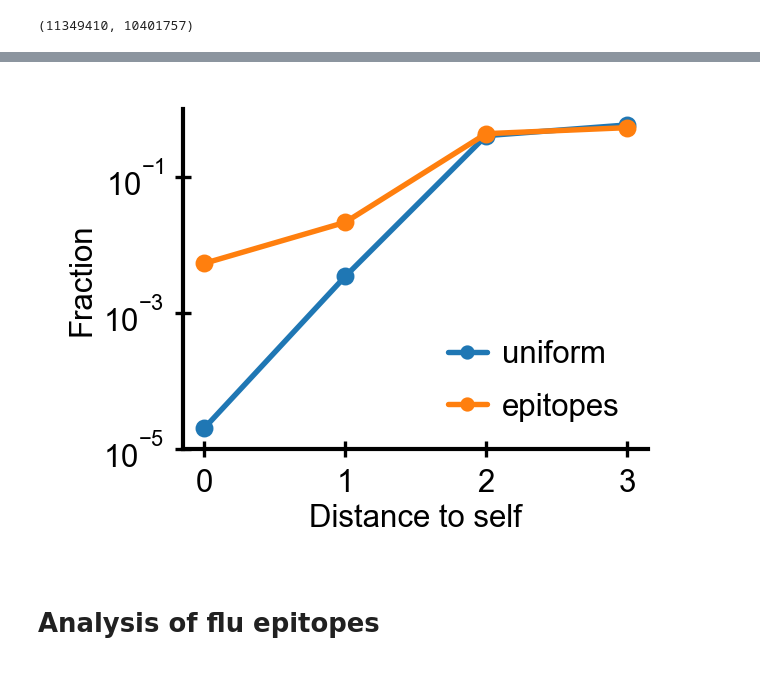
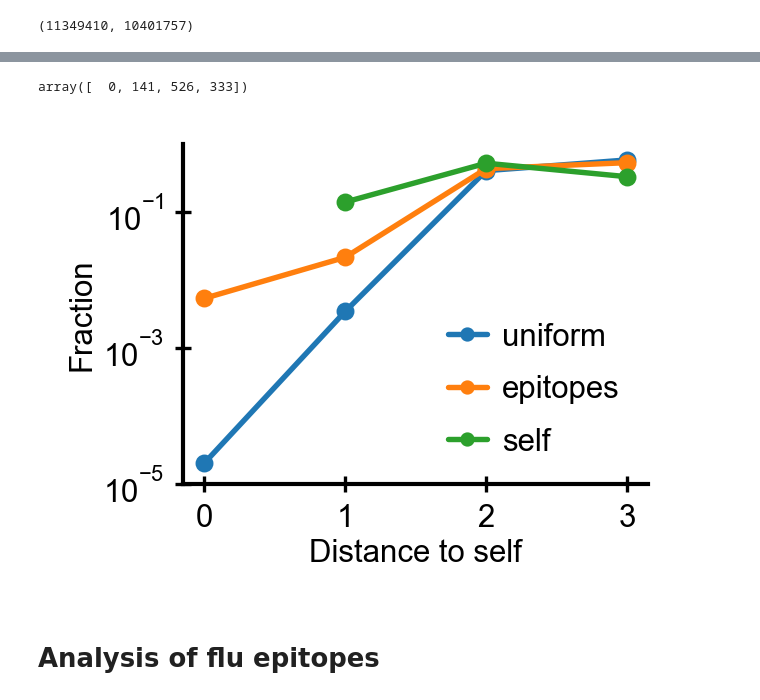
Before and after one commit to andim/peptidome, a Jupyter notebook: code/nndist/nn_analysis.ipynb, the cells around one changed output, grey strips where cells are left out. Cells and saved outputs as stored; diff of their text form; code cells hidden in the pictures.

```diff
--- a/code/nndist/nn_analysis.ipynb
+++ b/code/nndist/nn_analysis.ipynb
@@ -167,9 +167,7 @@ fig.savefig('main.png')
 ## Nearest neighbor frequencies using human statistics
 # %%
 df = Counter(human, 1).to_df(norm=True, clean=True)
-paa = np.asarray(df['freq'])
-paa
-pi = paa
+pi = np.asarray(df['freq'])
 
 psigmas = []
 nsigmas = []
@@ -311,22 +315,39 @@ def nndist_probability(k, N):
     cumulative.extend(1-np.exp(-np.cumsum(Ncs)*N/K))
     p = np.diff(cumulative)
     return d, p
+# %%
+human_9mers = np.array(list(human9))
+# %%
+humansample = np.random.choice(human_9mers, 1000)
+# %%
+selfset = human9
+count0 = 0
+d1 = np.array([dist1(x, selfset) for x in humansample])
+count1 = np.sum(d1)
+d2 = np.array([dist2(x, selfset) for x in humansample]) & (~d1)
+count2 = np.sum(d2)
+ns_self = np.array([count0, count1, count2, len(humansample)-count0-count1-count2])
+# %%
+ns_self
+# %% [output]
+array([  0, 141, 526, 333])
 # %%
 fig, ax = plt.subplots(figsize=(2, 1.5))
 N = len(human9)
 k = 9
 d, p = nndist_probability(k, N)
 ax.plot(d[:4], [p[0], p[1], p[2], np.sum(p[3:])], '-o', label='uniform')
 ax.plot(range(4), ns/np.sum(ns), '-o', label='epitopes')
+ax.plot(range(1, 4), ns_self[1:]/np.sum(ns_self[1:]), '-o', label='self')
 #ax.plot([0, 1], [pptri*N, ntri*N], '-o')
 ax.set_ylim(1e-5, 1)
 ax.legend()
 ax.set_yscale('log')
 ax.set_ylabel('Fraction')
 ax.set_xlabel('Distance to self')
 fig.savefig('neighbors.png')
 # %% [output]
-[figure, old version]
+[figure, new version]
 # %% [markdown]
 # Analysis of flu epitopes
 # %%
```
Also changed, not shown: parts of 21 cells of this notebook, 4 other files.
